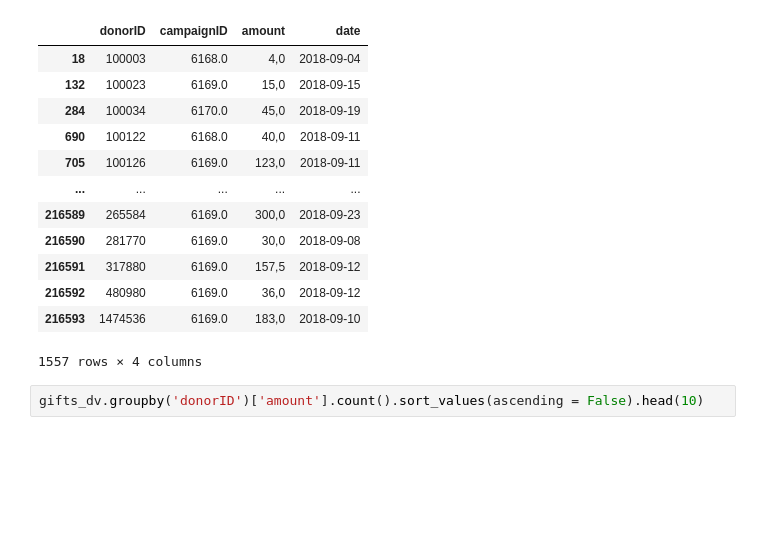
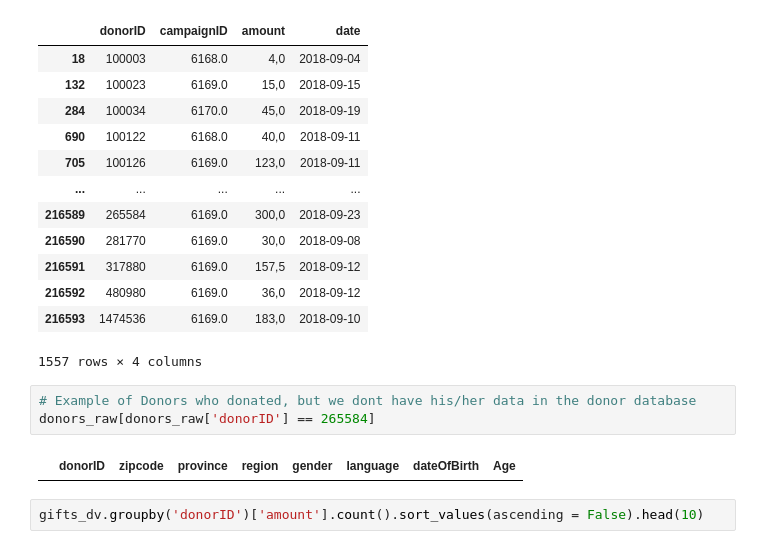
Before and after one commit to inderrana/Predicting-donations-leads-for-NGO, a Jupyter notebook: DSC_Use_Case/dsc_group_project.ipynb, the cells around one changed output. Cells and saved outputs as stored; diff of their text form; blank space fills up the shorter version.

```diff
--- a/DSC_Use_Case/dsc_group_project.ipynb
+++ b/DSC_Use_Case/dsc_group_project.ipynb
@@ -508,6 +508,11 @@ gifts_dv
 | 216592 | 480980 | 6169.0 | 36,0 | 2018-09-12 |
 | 216593 | 1474536 | 6169.0 | 183,0 | 2018-09-10 |
 1557 rows × 4 columns
+# %%
+# Example of Donors who donated, but we dont have his/her data in the donor database
+donors_raw[donors_raw['donorID'] == 265584]
+# %% [output]
+|  | donorID | zipcode | province | region | gender | language | dateOfBirth | Age |
 # %%
 gifts_dv.groupby('donorID')['amount'].count().sort_values(ascending = False).head(10)
 # %% [output]
```
Also changed, not shown: parts of 7 cells of this notebook.
